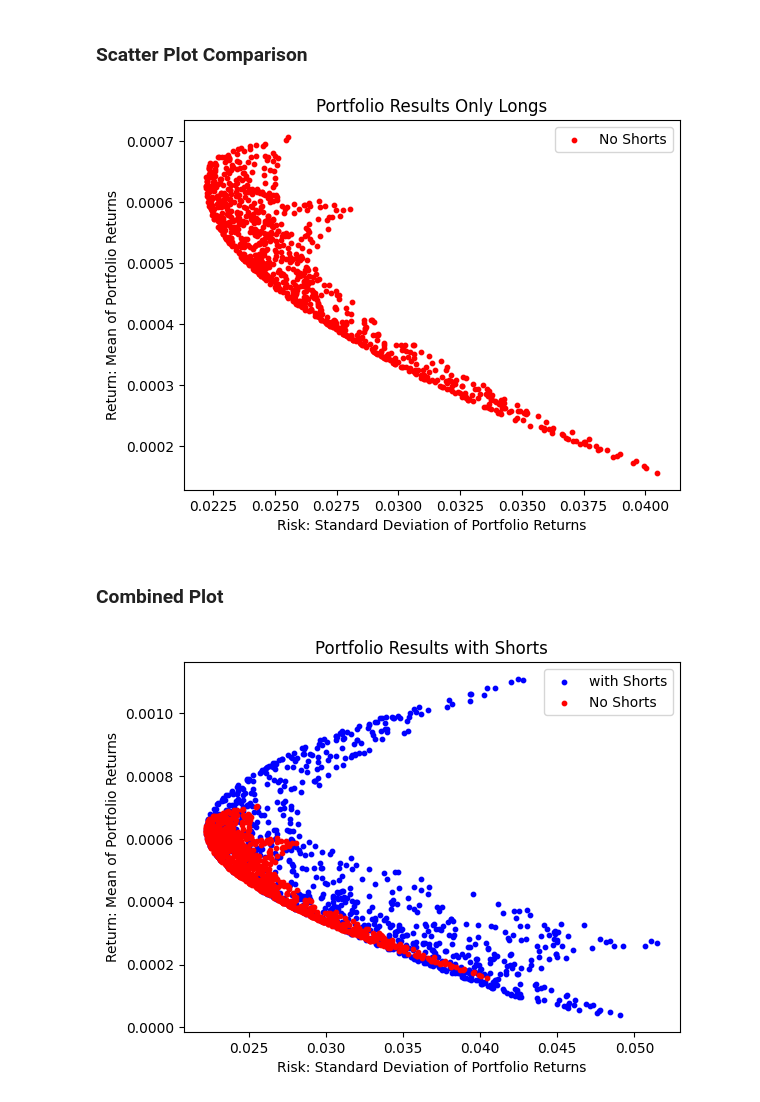
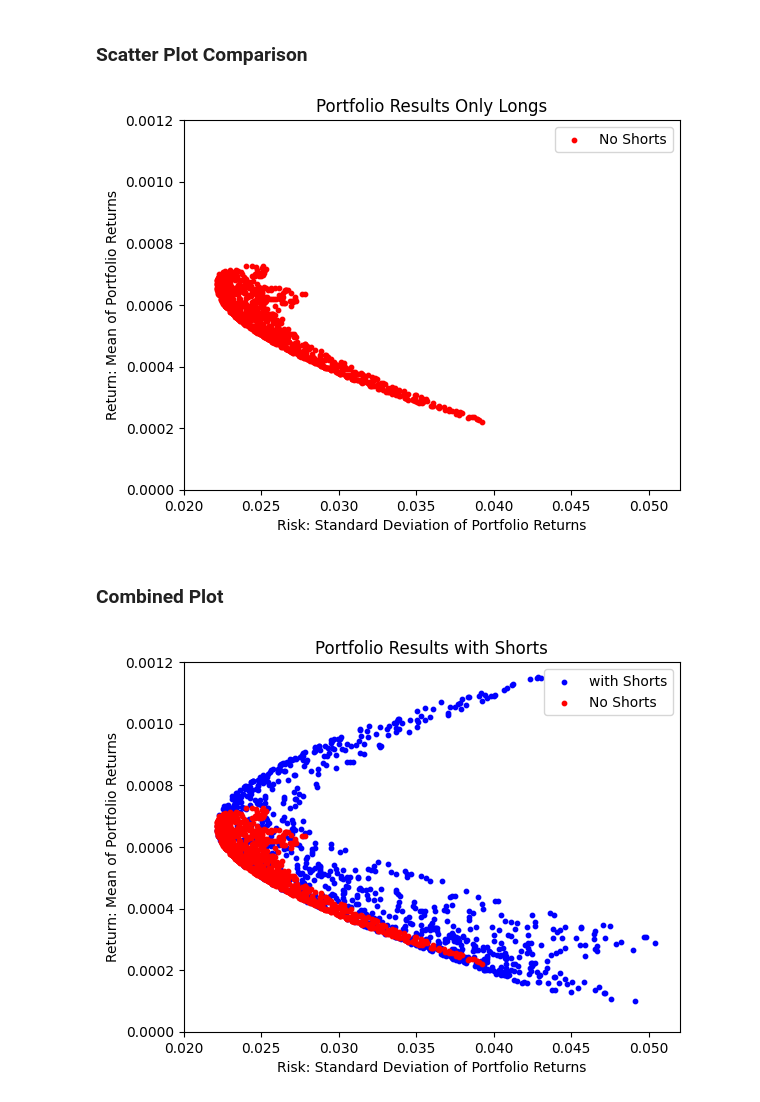
Before and after one commit to lmacphail1226/FinMLAssignment2, a Jupyter notebook: Assignment 2.ipynb, the cells around one changed output. Saved outputs shown, nothing was run; the diff lists cells and outputs as text; code cells hidden in the pictures.

```diff
--- a/Assignment 2.ipynb
+++ b/Assignment 2.ipynb
@@ -322,15 +291,15 @@ def mean_calc(row):
     return np.mean(vec @ means.T)
 
 
+# SHORTS_PORTFOLIO = SHORTS_PORTFOLIO.with_columns(
+#     pl.Series("expected_Return", expected_returns)
+# )
+
 SHORTS_PORTFOLIO = SHORTS_PORTFOLIO.with_columns(
-    pl.Series("expected_Return", expected_returns)
+    pl.struct(["DKNG_LogReturn_wt", "FLUT_LogReturn_wt", "MGM_LogReturn_wt"])
+    .map_elements(mean_calc)
+    .alias("expected_Return")
 )
-
-# SHORTS_PORTFOLIO = SHORTS_PORTFOLIO.with_columns(
-#     pl.struct(["DKNG_LogReturn_wt", "FLUT_LogReturn_wt", "MGM_LogReturn_wt"])
-#     .map_elements(mean_calc)
-#     .alias("expected_Return")
-# )
 
 
 def sd_calc(row):
@@ -357,15 +326,15 @@ weights_array_no_shorts = non_short_weights_df.to_numpy()
 expected_returns_no_shorts = np.dot(weights_array_no_shorts, means)
 
 
+# NO_SHORTS_PORTFOLIO = NO_SHORTS_PORTFOLIO.with_columns(
+#     pl.Series("expected_Return", expected_returns_no_shorts)
+# )
+
 NO_SHORTS_PORTFOLIO = NO_SHORTS_PORTFOLIO.with_columns(
-    pl.Series("expected_Return", expected_returns_no_shorts)
+    pl.struct(["DKNG_LogReturn_wt", "FLUT_LogReturn_wt", "MGM_LogReturn_wt"])
+    .map_elements(mean_calc)
+    .alias("expected_Return")
 )
-
-# NO_SHORTS_PORTFOLIO = NO_SHORTS_PORTFOLIO.with_columns(
-#     pl.struct(["DKNG_LogReturn_wt", "FLUT_LogReturn_wt", "MGM_LogReturn_wt"])
-#     .map_elements(mean_calc)
-#     .alias("expected_Return")
-# )
 
 NO_SHORTS_PORTFOLIO = NO_SHORTS_PORTFOLIO.with_columns(
     pl.struct(["DKNG_LogReturn_wt", "FLUT_LogReturn_wt", "MGM_LogReturn_wt"])
@@ -423,31 +388,31 @@ shape: (9, 9)
 # %%
 NO_SHORTS_PORTFOLIO_pd = NO_SHORTS_PORTFOLIO.to_pandas()
 SHORTS_PORTFOLIO_pd = SHORTS_PORTFOLIO.to_pandas()
 
 fig = plt.figure()
 ax1 = fig.add_subplot(111)
 
 ax1.scatter(
     x=NO_SHORTS_PORTFOLIO_pd["sd_Return"],
     y=NO_SHORTS_PORTFOLIO_pd["expected_Return"],
     s=10,
     c="r",
     label="No Shorts",
 )
 
 # Add labels and title
 plt.xlabel("Risk: Standard Deviation of Portfolio Returns")
 plt.ylabel("Return: Mean of Portfolio Returns")
 plt.title("Portfolio Results Only Longs")
 
-# plt.xlim(0, 0.06)
-# plt.ylim(-0.12, 0.15)
+plt.xlim(0.02, 0.052)
+plt.ylim(0, 0.0012)
 plt.legend()
 
 # Display the plot
 plt.show()
 # %% [output]
-[figure, old version]
+[figure, new version]
 # %% [markdown]
 ### Combined Plot
 # %%
@@ -474,11 +439,11 @@ plt.xlabel("Risk: Standard Deviation of Portfolio Returns")
 plt.ylabel("Return: Mean of Portfolio Returns")
 plt.title("Portfolio Results with Shorts")
 
-# plt.xlim(0, 0.025)
-# plt.ylim(0.00055, 0.00062)
+plt.xlim(0.02, 0.052)
+plt.ylim(0, 0.0012)
 plt.legend()
 
 # Display the plot
 plt.show()
 # %% [output]
-[figure, old version]
+[figure, new version]
```
Also changed, not shown: parts of 14 cells of this notebook.
